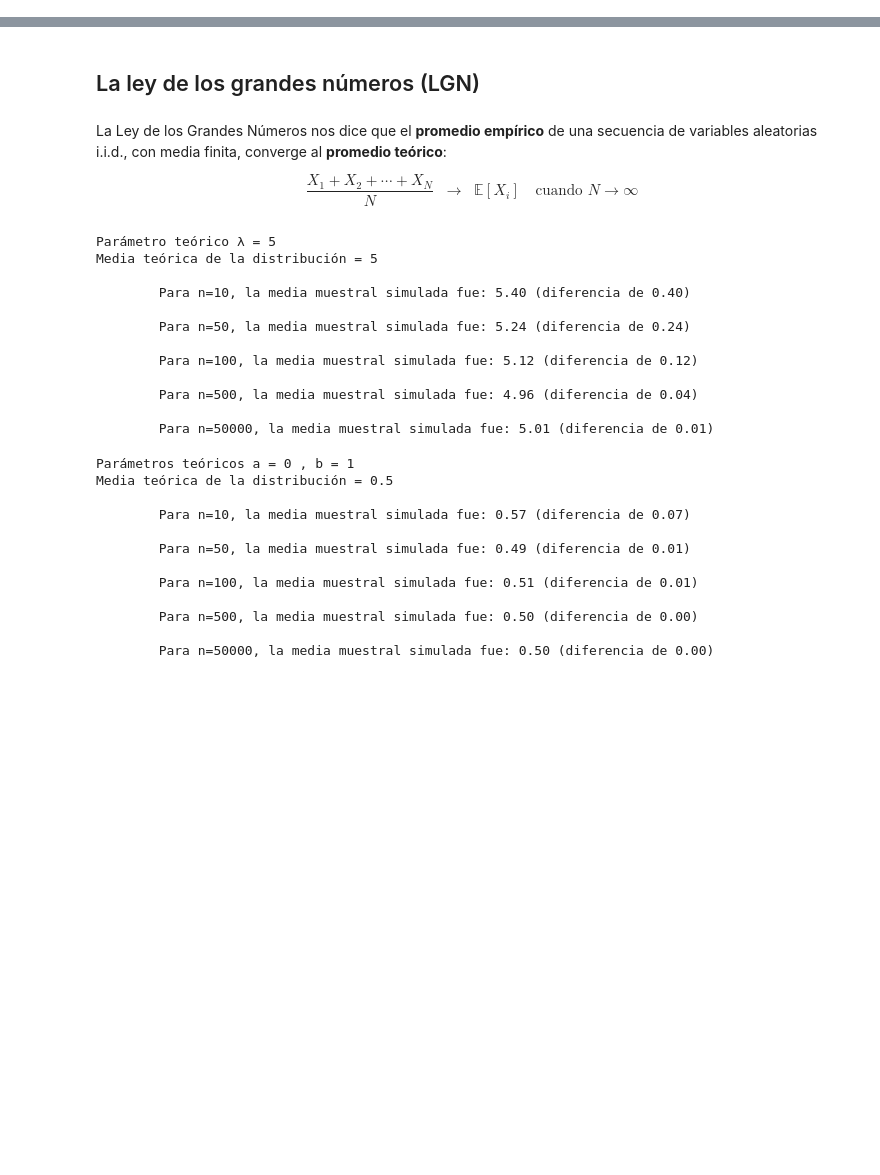
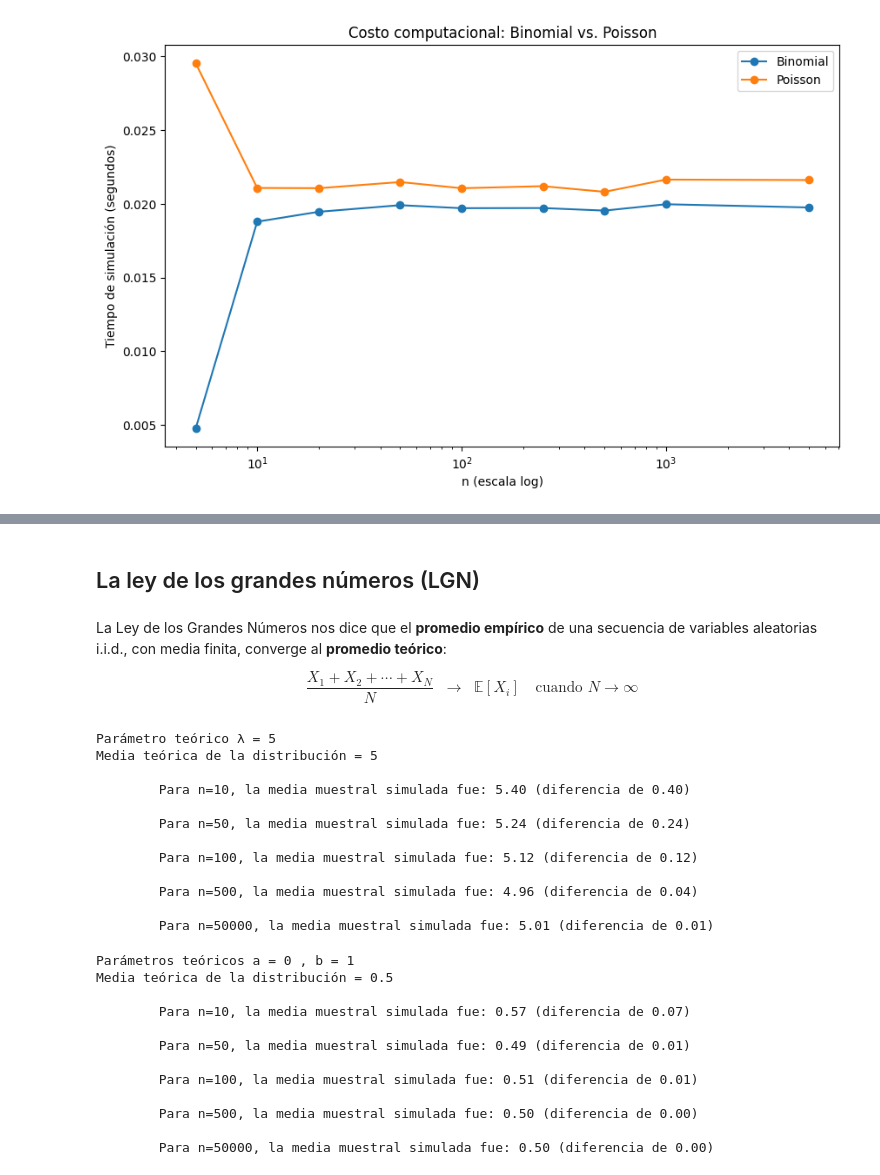
Before and after one commit to nefter/Bourbaki, a Jupyter notebook: Matematicas-para-la-Ciencia-de-Datos/Modulo-I-Probabilidad-y-Estadística/Semana_3_LGN_TLC_y_Tests/LGN_TLC_y_Tests.ipynb, the cells around one changed output, grey strips where cells are left out. Drawn from its saved outputs; the diff is of its cells as text; code cells hidden in the pictures; blank space fills up the shorter version.

```diff
--- a/Matematicas-para-la-Ciencia-de-Datos/Modulo-I-Probabilidad-y-Estadística/Semana_3_LGN_TLC_y_Tests/LGN_TLC_y_Tests.ipynb
+++ b/Matematicas-para-la-Ciencia-de-Datos/Modulo-I-Probabilidad-y-Estadística/Semana_3_LGN_TLC_y_Tests/LGN_TLC_y_Tests.ipynb
@@ -22,0 +129,66 @@ import json
+# %%
+# Comparación de tiempo computacional
+
+# Medimos cuánto tarda generar muestras Binomiales
+# versus Poisson al incrementar n.
+lmbda = 5
+sample_size = 500_000
+
+n_values = [5, 10, 20, 50, 100, 250, 500, 1000, 5000]
+binomial_times = []
+poisson_times = []
+
+for n in n_values:
+
+    p = lmbda / n
+
+    # -------------------------
+    # Tiempo Binomial
+    # -------------------------
+    start = time.perf_counter()
+
+    np.random.binomial(
+        n=n,
+        p=p,
+        size=sample_size
+    )
+
+    end = time.perf_counter()
+
+    binomial_times.append(end - start)
+
+    # -------------------------
+    # Tiempo Poisson
+    # -------------------------
+    start = time.perf_counter()
+
+    np.random.poisson(
+        lam=lmbda,
+        size=sample_size
+    )
+
+    end = time.perf_counter()
+
+    poisson_times.append(end - start)
+
+plt.figure(figsize=(10, 6))
+plt.plot(
+    n_values,
+    binomial_times,
+    marker='o',
+    label='Binomial'
+)
+plt.plot(
+    n_values,
+    poisson_times,
+    marker='o',
+    label='Poisson'
+)
+plt.xscale('log')
+plt.xlabel('n (escala log)')
+plt.ylabel('Tiempo de simulación (segundos)')
+plt.title('Costo computacional: Binomial vs. Poisson')
+plt.legend()
+plt.show()
+# %% [output]
+[figure, added]
```
Also changed, not shown: parts of 12 cells of this notebook.
